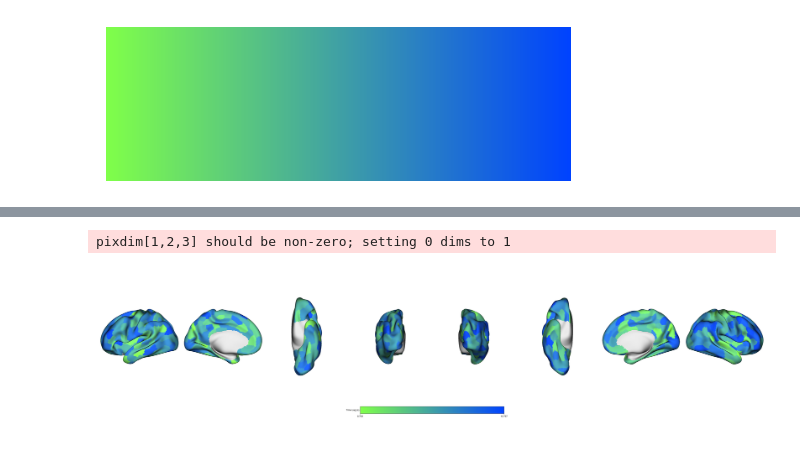
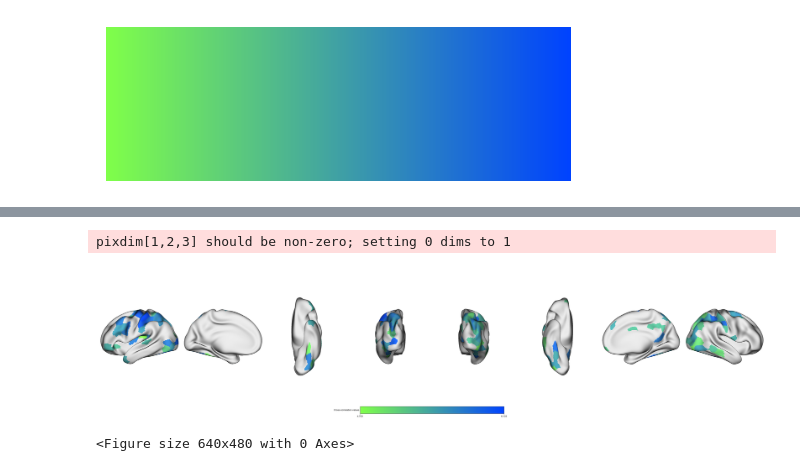
Before and after one commit to jungheejung/spacetop_biopac, a Jupyter notebook: scripts/p05_xcorr/c02_plotxcorr_sandbox_noZ.ipynb, the cells around one changed output, grey strips where cells are left out. Saved outputs shown, nothing was run; the diff lists cells and outputs as text; code cells hidden in the pictures.

Commit message:
DEV: xcorr with timewindow 9s

```diff
--- a/scripts/p05_xcorr/c02_plotxcorr_sandbox_noZ.ipynb
+++ b/scripts/p05_xcorr/c02_plotxcorr_sandbox_noZ.ipynb
@@ -129,6 +129,8 @@ xcorr_fname
 # %% [output]
 '/Volumes/spacetop_projects_cue/analysis/physio/nobaseline/xcorr/sub-0133_ses-01_run-03_runtype-pain_xcorr-fmri-physio.tsv'
 # %%
+xcorr_dir = '/Volumes/spacetop_projects_cue/analysis/physio/nobaseline/xcorr'
+
 combined_df = pd.read_csv(join(xcorr_dir, 'total', 'sub-all_runtype-pain_xcorr-fmri-physio.tsv'), sep='\t')
 # %%
 # remove unnecessary columns and rows with NA values
@@ -378,0 +329,24 @@ df.head()
+# %%
+subjectwise_results = []
+for (roi, subject), group in df.groupby(['roi', 'sub']):
+    values = group['Maximum Correlation Value'].values
+
+    t, p = scipy.stats.ttest_1samp(values, popmean=0)
+    # if roi not in t_map:
+    #     t_map[roi] = {}
+    #     p_map[roi] = {}
+
+    subjectwise_results.append({
+        'sub':subject,
+        'roi': roi,
+    't-value': t,
+    'p-value': p,
+    'mean_xcor': np.tanh(np.nanmean(values, axis=0))
+    })
+subjectwise_results_df = pd.DataFrame(subjectwise_results)
+subjectwise_clean = subjectwise_results_df.dropna()
+#     # Store the t and p values
+#     t_map[roi][subject] = t
+#     p_map[roi][subject] = p
+# t_map_df = pd.DataFrame(t_map).T  # Transpose to have ROIs as rows and subjects as columns
+# p_map_df = pd.DataFrame(p_map).T  # Transpose to have ROIs as rows and subjects as columns
@@ -445,5 +486,5 @@ np.sum(xcorr_stat['p-value'] < adjusted_p_values)
 # %%
-xcorr_stat['xcorr_sig'] = np.where(xcorr_stat['p-value'] < adjusted_p_values, xcorr_stat['Avg_Max_Corr_Value'], np.nan)
-xcorr_stat['xcorr_sig'].head()
-np.sum(xcorr_stat['xcorr_sig'])
+group_level_stats_df['xcorr_sig'] = np.where(group_level_stats_df['corrected_p-value'] < .05, group_level_stats_df['mean_xcorr'], np.nan)
+group_level_stats_df['xcorr_sig'].head()
+np.sum(group_level_stats_df['xcorr_sig'])
 # %% [output]
@@ -521,15 +607,16 @@ plt.show()
 # %%
-# xcorr_fname =
-# group_level_avg  =pd.read_csv(xcorr_fname, '\t')
-
 schaefer = nntdata.fetch_schaefer2018('fslr32k')['400Parcels7Networks']
 parc = Parcellater(dlabel_to_gifti(schaefer), 'fsLR')
-roi_timelag = group_level_avg['Time Lag (s)']
-roidata = parc.inverse_transform(roi_timelag)
+#
+group_level_stats_df['lag_sig'] = np.where(group_level_stats_df['corrected_p-value'] < .05,  group_level_stats_df['Time Lag (s)'], np.nan)
+roi_timelag = group_level_stats_df['lag_sig']
+roitimelag = parc.inverse_transform(roi_timelag)
 
 maxval = np.max(roi_timelag);    minval = np.min(roi_timelag); sd = np.std(roi_timelag)
-plot_brain_surfaces(image=roidata, cbar_label='Time Lag (s)', cmap=lag_cmap, color_range=(minval+sd, maxval-sd))
+fig = plot_brain_surfaces(image=roitimelag, cbar_label='Cross-correlation values', cmap=lag_cmap, color_range=(minval, maxval))
 plt.show()
+plt.savefig('Xcorr_lag.png', dpi=300)  # Increase DPI for higher resolution
 # %% [output]
 pixdim[1,2,3] should be non-zero; setting 0 dims to 1
-[figure, old version]
+[figure, new version]
+<Figure size 640x480 with 0 Axes>
```
Also changed, not shown: parts of 31 cells of this notebook.
